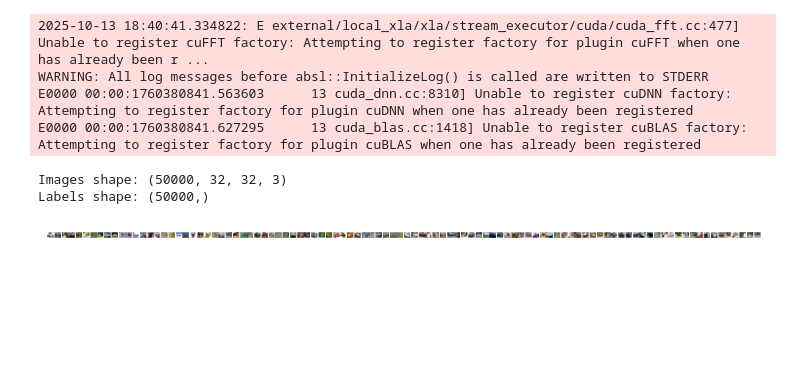
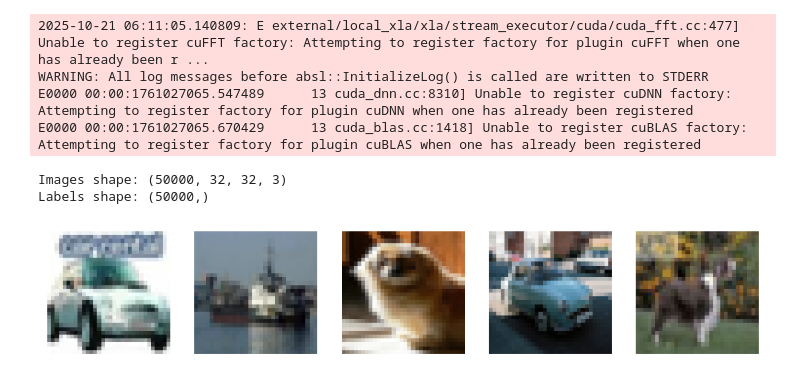
Before and after one commit to lockey815/demo-repo, a Jupyter notebook: cnns-for-image-classification.ipynb, the cells around one changed output. Saved outputs shown, nothing was run; the diff lists cells and outputs as text; code cells hidden in the pictures; blank space fills up the shorter version.

Commit message:
Kaggle Notebook | CNNs for image classification | Version 5

```diff
--- a/cnns-for-image-classification.ipynb
+++ b/cnns-for-image-classification.ipynb
@@ -20,39 +20,39 @@ all_labels = []
 for i in range(1, 6):  # data_batch_1 to data_batch_5
     batch = unpickle(os.path.join(dataset_path, f'data_batch_{i}'))
     images = batch[b'data']
     labels = batch[b'labels']
 
     # Reshape and transpose images to (num_images, 32, 32, 3)
     images = images.reshape(-1, 3, 32, 32).transpose(0, 2, 3, 1)
 
     all_images.append(images)
     all_labels.extend(labels)
 
 # Combine all batches into single arrays
 all_images = np.concatenate(all_images, axis=0)
 all_labels = np.array(all_labels)
 
 # Normalize pixel values to [0,1]
 all_images = all_images.astype('float32') / 255.0
 class_names = ['airplane', 'automobile', 'bird', 'cat', 'deer', 'dog', 'frog', 'horse', 'ship', 'truck']
 
 print("Images shape:", all_images.shape)
 print("Labels shape:", all_labels.shape)
 
 plt.figure(figsize=(10,2))
-for i in range(100):
-    plt.subplot(1, 100, i+1)
+for i in range(5):
+    plt.subplot(1, 5, i+1)
     plt.imshow(images[i])
     plt.axis("off")
 plt.show()
 # %% [output]
-2025-10-13 18:40:41.334822: E external/local_xla/xla/stream_executor/cuda/cuda_fft.cc:477] Unable to register cuFFT factory: Attempting to register factory for plugin cuFFT when one has already been r ...
+2025-10-21 06:11:05.140809: E external/local_xla/xla/stream_executor/cuda/cuda_fft.cc:477] Unable to register cuFFT factory: Attempting to register factory for plugin cuFFT when one has already been r ...
 WARNING: All log messages before absl::InitializeLog() is called are written to STDERR
-E0000 00:00:1760380841.563603      13 cuda_dnn.cc:8310] Unable to register cuDNN factory: Attempting to register factory for plugin cuDNN when one has already been registered
-E0000 00:00:1760380841.627295      13 cuda_blas.cc:1418] Unable to register cuBLAS factory: Attempting to register factory for plugin cuBLAS when one has already been registered
+E0000 00:00:1761027065.547489      13 cuda_dnn.cc:8310] Unable to register cuDNN factory: Attempting to register factory for plugin cuDNN when one has already been registered
+E0000 00:00:1761027065.670429      13 cuda_blas.cc:1418] Unable to register cuBLAS factory: Attempting to register factory for plugin cuBLAS when one has already been registered
 Images shape: (50000, 32, 32, 3)
 Labels shape: (50000,)
-[figure, old version]
+[figure, new version]
 # %%
 from tensorflow import keras
 from tensorflow.keras import layers
```
Also changed, not shown: parts of 6 cells of this notebook.
